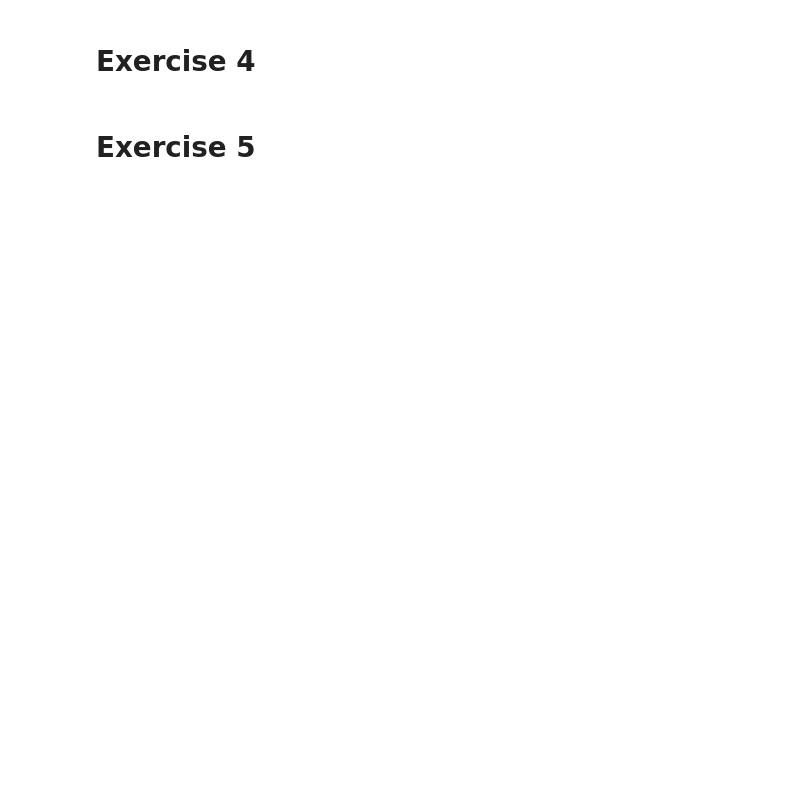
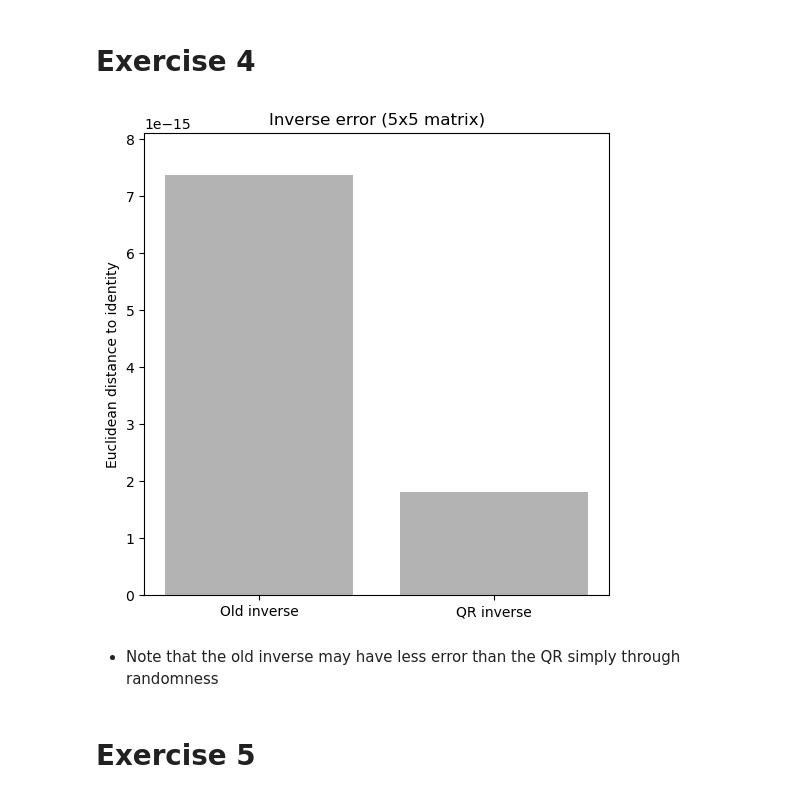
Before and after one commit to rufuspetrie/python_linear_algebra, a Jupyter notebook: chapter 9.ipynb, the cells around one changed output. Saved outputs shown, nothing was run; the diff lists cells and outputs as text; code cells hidden in the pictures; blank space fills up the shorter version.

```diff
--- a/chapter 9.ipynb
+++ b/chapter 9.ipynb
@@ -10,4 +109,45 @@ import matplotlib.pyplot as plt
 # %% [markdown]
 # Exercise 4
+# %%
+def old_inv(A):
+    m = A.shape[0]
+    if m != A.shape[1]:
+        raise Exception("Matrix must be square")
+    if np.linalg.matrix_rank(A) < m:
+        raise Exception("Matrix must be full rank")
+
+    M = np.zeros((m,m))
+    G = np.zeros((m,m))
+    for i in range(m):
+        for j in range(m):
+            rows, cols = [True]*m, [True]*m
+            rows[i], cols[j] = False, False
+            M[i,j] = np.linalg.det(A[rows,:][:,cols])
+            G[i,j] = (-1)**(i+j)
+    return (M * G).T / np.linalg.det(A)
+# %%
+n = 5
+A = np.random.randn(n,n)
+AAi_old = A @ old_inv(A)
+Q, R = np.linalg.qr(A)
+AAi_qr = A @ old_inv(R) @ Q.T
+# %%
+true_I = np.eye(n)
+sse = [0, 0]
+sse[0] = np.sqrt(np.sum((AAi_old-true_I)**2))
+sse[1] = np.sqrt(np.sum((AAi_qr-true_I)**2))
+
+plt.figure(figsize = (6,6))
+plt.bar(range(2), sse, color = 3*[0.7])
+plt.xticks(range(2), labels = ["Old inverse", "QR inverse"])
+plt.ylim([0, np.max(sse)*1.1])
+plt.ylabel("Euclidean distance to identity")
+plt.title(f"Inverse error ({n}x{n} matrix)")
+plt.savefig('Figure_09_03.png',dpi=300)
+plt.show()
+# %% [output]
+[figure, added]
+# %% [markdown]
+- Note that the old inverse may have less error than the QR simply through randomness
 # %% [markdown]
 # Exercise 5
```
Also changed, not shown: parts of 14 cells of this notebook, 3 other files.
